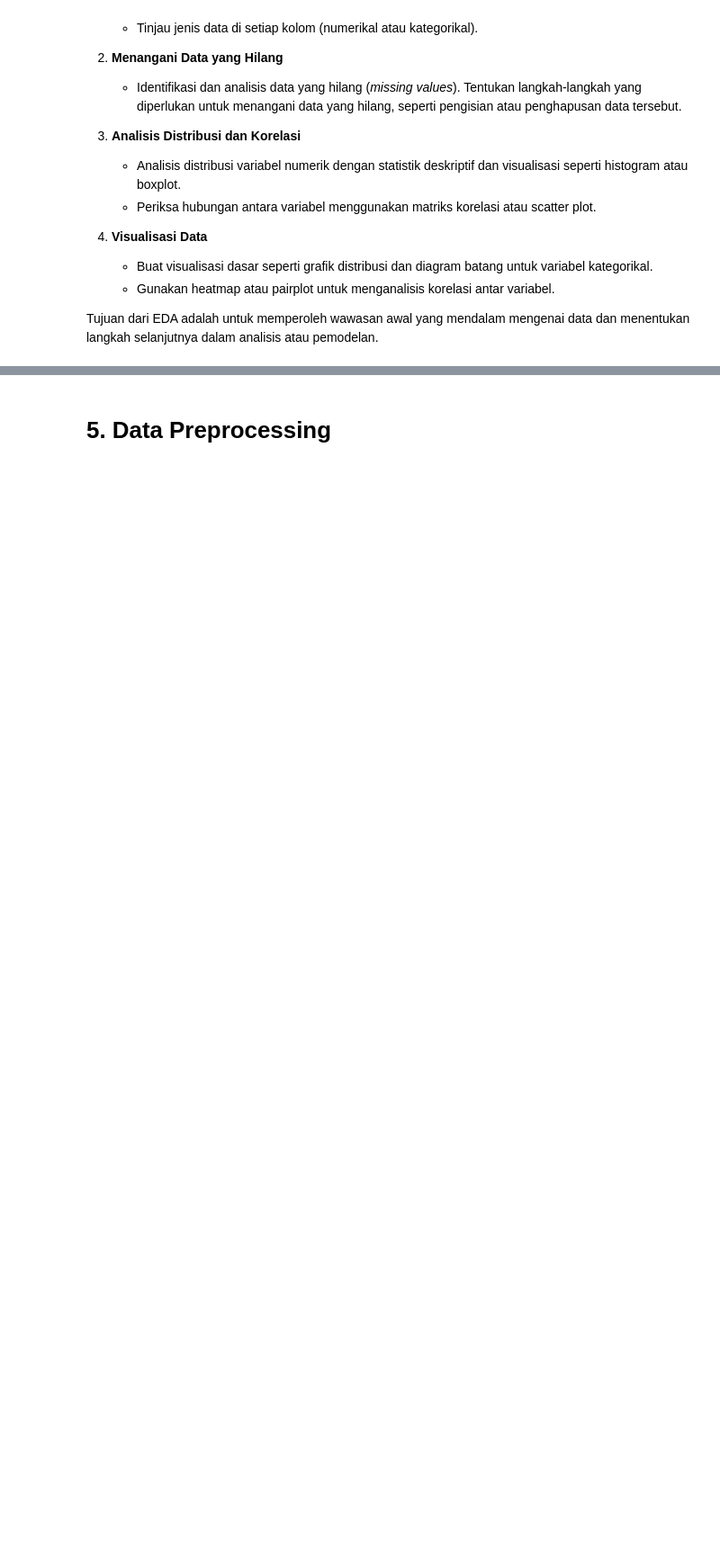
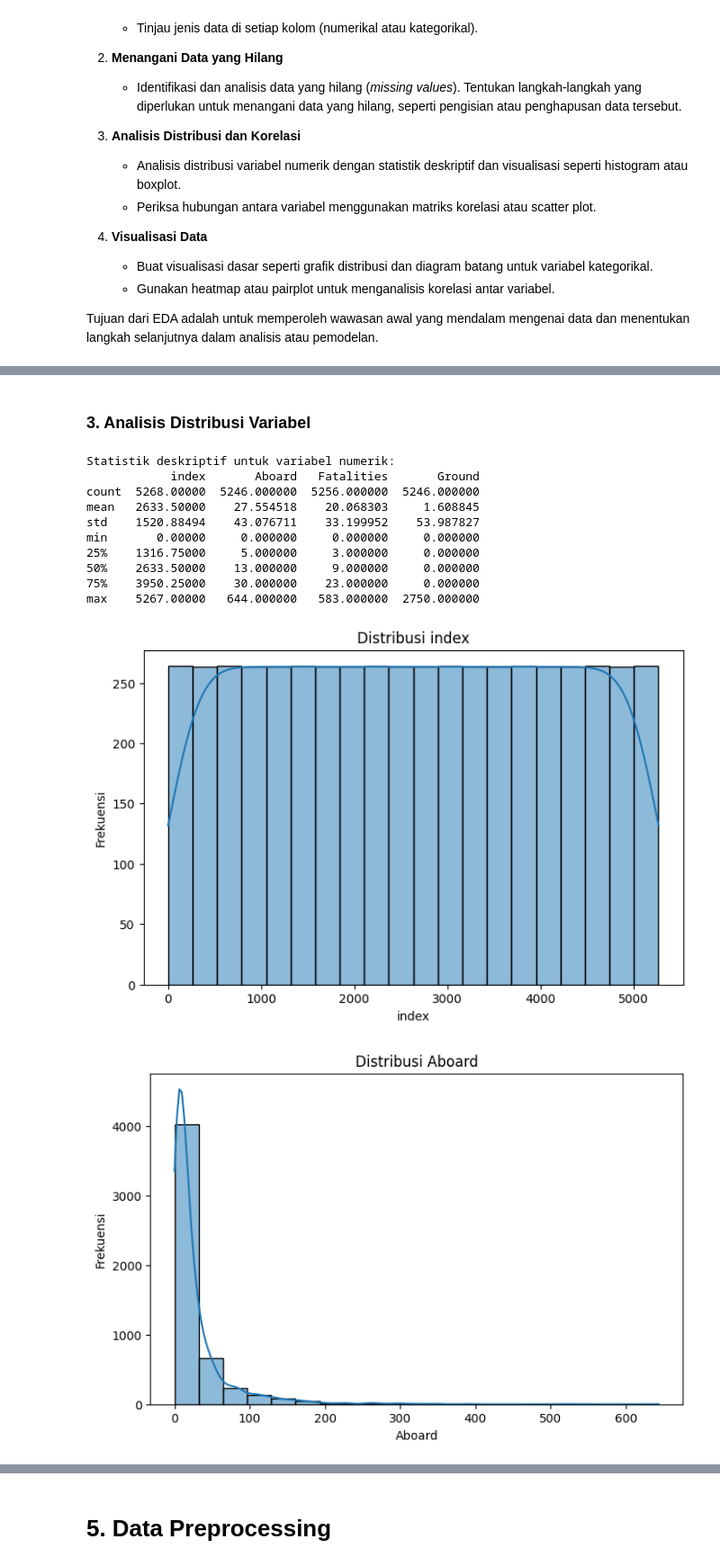
Before and after one commit to zidisw/Dicoding, a Jupyter notebook: [Clustering]_Submission_Akhir_BMLP_Zid_Irsyadin_Sartono_Wijaogy.ipynb, the cells around one changed output, grey strips where cells are left out. Shown at 90% size. Saved outputs shown, nothing was run; the diff lists cells and outputs as text; code cells hidden in the pictures; blank space fills up the shorter version.

```diff
--- a/[Clustering]_Submission_Akhir_BMLP_Zid_Irsyadin_Sartono_Wijaogy.ipynb
+++ b/[Clustering]_Submission_Akhir_BMLP_Zid_Irsyadin_Sartono_Wijaogy.ipynb
@@ -56,0 +139,37 @@ Tujuan dari EDA adalah untuk memperoleh wawasan awal yang mendalam mengenai data
+# %% [markdown]
+### **3. Analisis Distribusi Variabel**
+# %%
+# Analisis statistik deskriptif variabel numerik
+print("\nStatistik deskriptif untuk variabel numerik:")
+print(data.describe())
+
+# Visualisasi distribusi variabel numerik menggunakan histogram
+numerical_columns = data.select_dtypes(include=['float64', 'int64']).columns
+
+for col in numerical_columns:
+    plt.figure(figsize=(8, 5))
+    sns.histplot(data[col], bins=20, kde=True)
+    plt.title(f"Distribusi {col}")
+    plt.xlabel(col)
+    plt.ylabel("Frekuensi")
+    plt.show()
+
+# Visualisasi distribusi variabel numerik menggunakan boxplot
+for col in numerical_columns:
+    plt.figure(figsize=(8, 5))
+    sns.boxplot(x=data[col])
+    plt.title(f"Boxplot {col}")
+    plt.show()
+# %% [output]
+Statistik deskriptif untuk variabel numerik:
+            index       Aboard   Fatalities       Ground
+count  5268.00000  5246.000000  5256.000000  5246.000000
+mean   2633.50000    27.554518    20.068303     1.608845
+std    1520.88494    43.076711    33.199952    53.987827
+min       0.00000     0.000000     0.000000     0.000000
+25%    1316.75000     5.000000     3.000000     0.000000
+50%    2633.50000    13.000000     9.000000     0.000000
+75%    3950.25000    30.000000    23.000000     0.000000
+max    5267.00000   644.000000   583.000000  2750.000000
+[figure, added]
+[figure, added]
```
Also changed, not shown: parts of 34 cells of this notebook.
